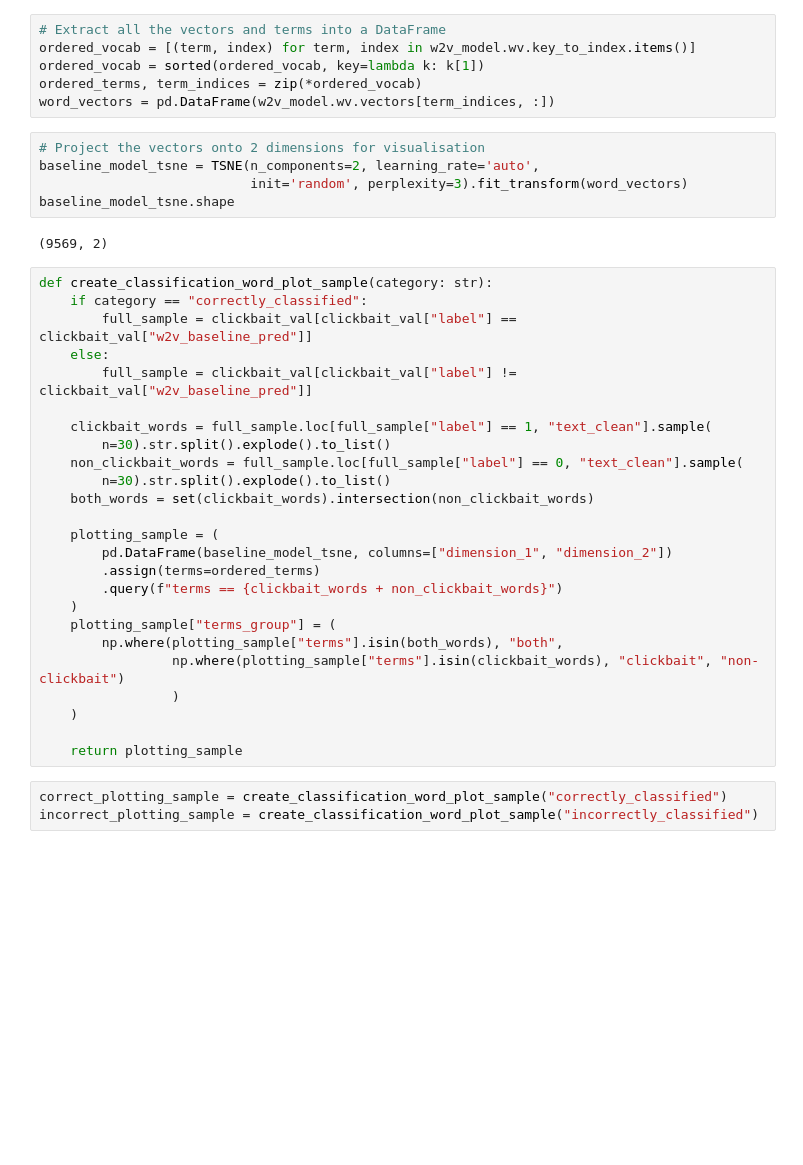
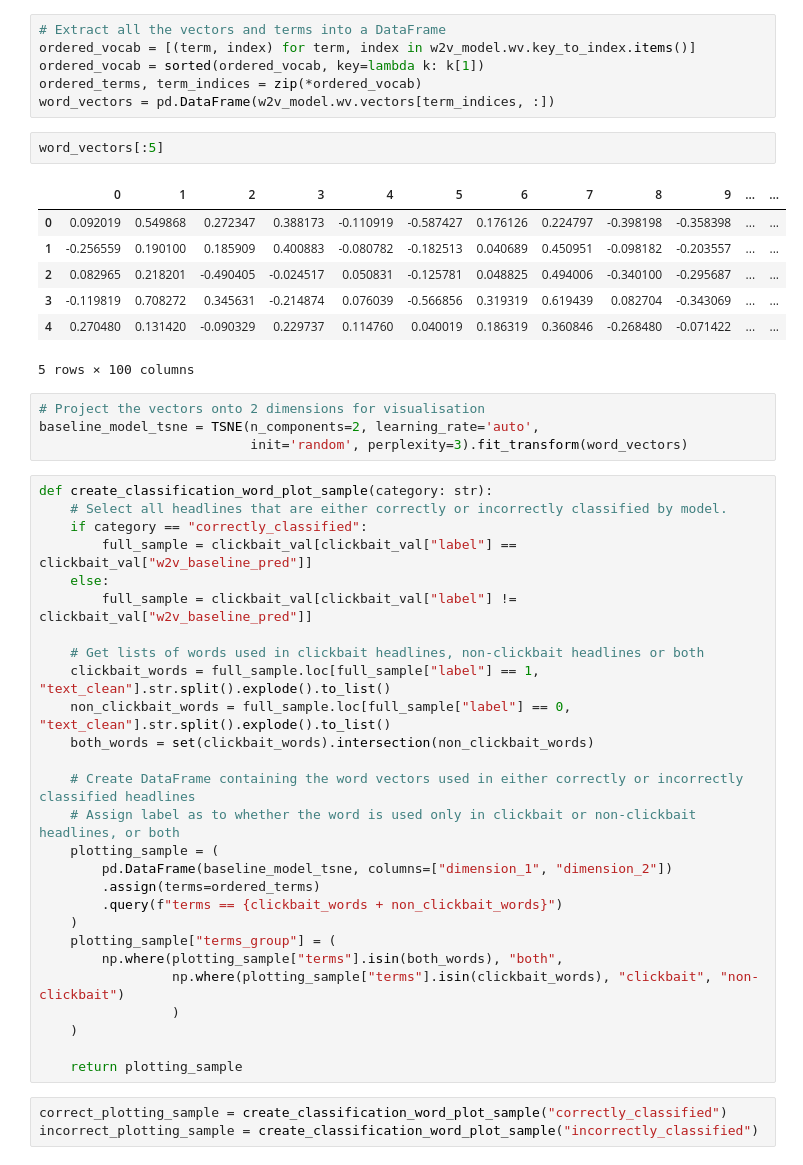
Before and after one commit to t-redactyl/text-to-vectors, a Jupyter notebook: word2vec.ipynb, the cells around one changed output. Saved outputs shown, nothing was run; the diff lists cells and outputs as text; blank space fills up the shorter version.

```diff
--- a/word2vec.ipynb
+++ b/word2vec.ipynb
@@ -168,26 +242,35 @@ ordered_vocab = [(term, index) for term, index in w2v_model.wv.key_to_index.item
 ordered_vocab = sorted(ordered_vocab, key=lambda k: k[1])
 ordered_terms, term_indices = zip(*ordered_vocab)
 word_vectors = pd.DataFrame(w2v_model.wv.vectors[term_indices, :])
+# %%
+word_vectors[:5]
+# %% [output]
+|  | 0 | 1 | 2 | 3 | 4 | 5 | 6 | 7 | 8 | 9 | ... | ... |
+| 0 | 0.092019 | 0.549868 | 0.272347 | 0.388173 | -0.110919 | -0.587427 | 0.176126 | 0.224797 | -0.398198 | -0.358398 | ... | ... |
+| 1 | -0.256559 | 0.190100 | 0.185909 | 0.400883 | -0.080782 | -0.182513 | 0.040689 | 0.450951 | -0.098182 | -0.203557 | ... | ... |
+| 2 | 0.082965 | 0.218201 | -0.490405 | -0.024517 | 0.050831 | -0.125781 | 0.048825 | 0.494006 | -0.340100 | -0.295687 | ... | ... |
+| 3 | -0.119819 | 0.708272 | 0.345631 | -0.214874 | 0.076039 | -0.566856 | 0.319319 | 0.619439 | 0.082704 | -0.343069 | ... | ... |
+| 4 | 0.270480 | 0.131420 | -0.090329 | 0.229737 | 0.114760 | 0.040019 | 0.186319 | 0.360846 | -0.268480 | -0.071422 | ... | ... |
+5 rows × 100 columns
 # %%
 # Project the vectors onto 2 dimensions for visualisation
 baseline_model_tsne = TSNE(n_components=2, learning_rate='auto',
                            init='random', perplexity=3).fit_transform(word_vectors)
-baseline_model_tsne.shape
-# %% [output]
-(9569, 2)
 # %%
 def create_classification_word_plot_sample(category: str):
+    # Select all headlines that are either correctly or incorrectly classified by model.
     if category == "correctly_classified":
         full_sample = clickbait_val[clickbait_val["label"] == clickbait_val["w2v_baseline_pred"]]
     else:
         full_sample = clickbait_val[clickbait_val["label"] != clickbait_val["w2v_baseline_pred"]]
 
-    clickbait_words = full_sample.loc[full_sample["label"] == 1, "text_clean"].sample(
-        n=30).str.split().explode().to_list()
-    non_clickbait_words = full_sample.loc[full_sample["label"] == 0, "text_clean"].sample(
-        n=30).str.split().explode().to_list()
+    # Get lists of words used in clickbait headlines, non-clickbait headlines or both
+    clickbait_words = full_sample.loc[full_sample["label"] == 1, "text_clean"].str.split().explode().to_list()
+    non_clickbait_words = full_sample.loc[full_sample["label"] == 0, "text_clean"].str.split().explode().to_list()
     both_words = set(clickbait_words).intersection(non_clickbait_words)
 
+    # Create DataFrame containing the word vectors used in either correctly or incorrectly classified headlines
+    # Assign label as to whether the word is used only in clickbait or non-clickbait headlines, or both
     plotting_sample = (
         pd.DataFrame(baseline_model_tsne, columns=["dimension_1", "dimension_2"])
         .assign(terms=ordered_terms)
```
Also changed, not shown: parts of 18 cells of this notebook, 2 other files.
